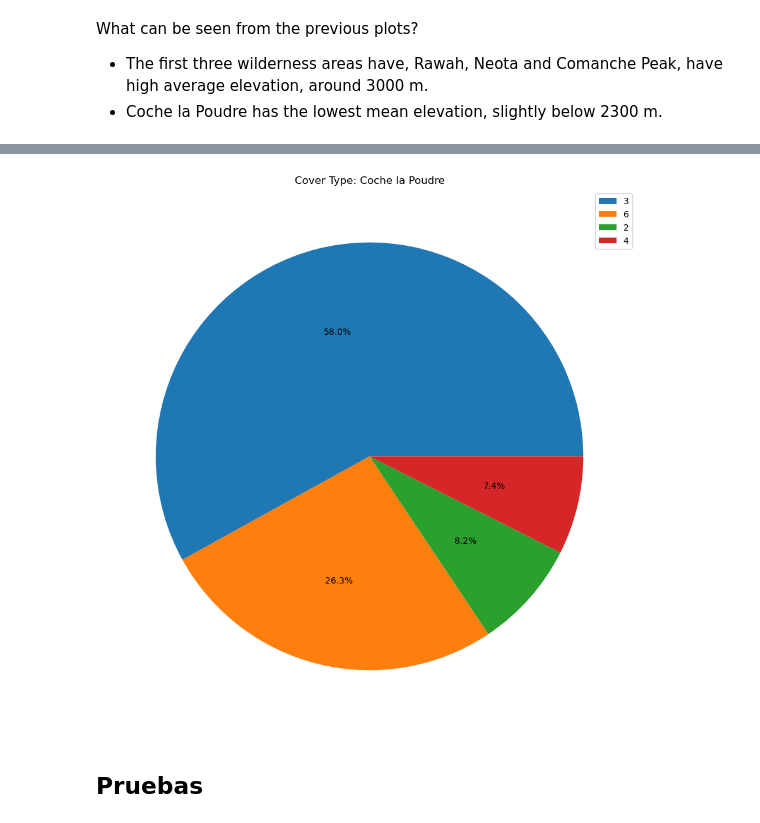
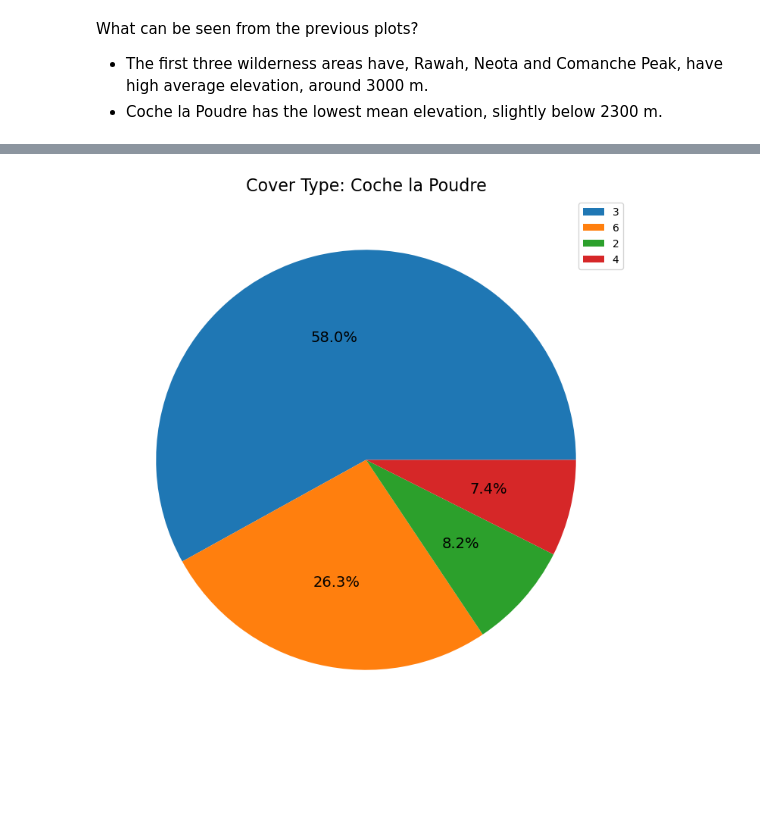
Before and after one commit to prisciliano385/Forest_Cover_Type_ML, a Jupyter notebook: notebooks/data_cleansing_&_EDA.ipynb, the cells around one changed output, grey strips where cells are left out. Saved outputs shown, nothing was run; the diff lists cells and outputs as text; code cells hidden in the pictures; blank space fills up the shorter version.

```diff
--- a/notebooks/data_cleansing_&_EDA.ipynb
+++ b/notebooks/data_cleansing_&_EDA.ipynb
@@ -247,13 +247,11 @@ plt.legend(labels = ct1.index, loc = "upper right");
 # %%
 ct1 = df.loc[df["Wilderness_Area"] == 4, "Cover_Type"].value_counts()
 labels = [f"{i+1}-{names[i]}" for i in range(len(names))]
 
-plt.figure(figsize=(11,11))
-plt.pie(ct1, autopct="%1.1f%%")
+plt.figure(figsize=(9,9))
+plt.pie(ct1, autopct="%1.1f%%", textprops={'fontsize': 14})
 #plt.pie( df["Wilderness_Area"].value_counts(), autopct='%1.1f%%')
-plt.title("Cover Type: Coche la Poudre")
+plt.title("Cover Type: Coche la Poudre", fontsize = 16)
 plt.legend(labels = ct1.index, loc = "upper right");
 # %% [output]
-[figure, old version]
+[figure, new version]
-# %% [markdown]
-## Pruebas
```
Also changed, not shown: parts of 14 cells of this notebook, 3 other files.
